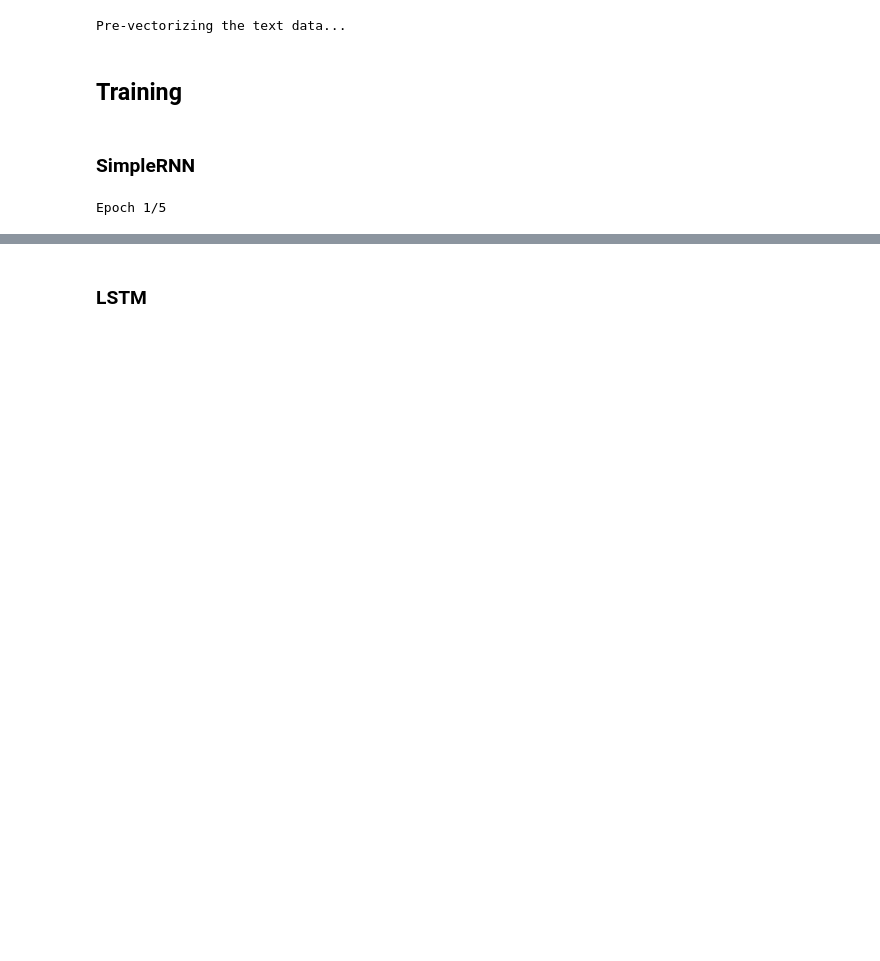
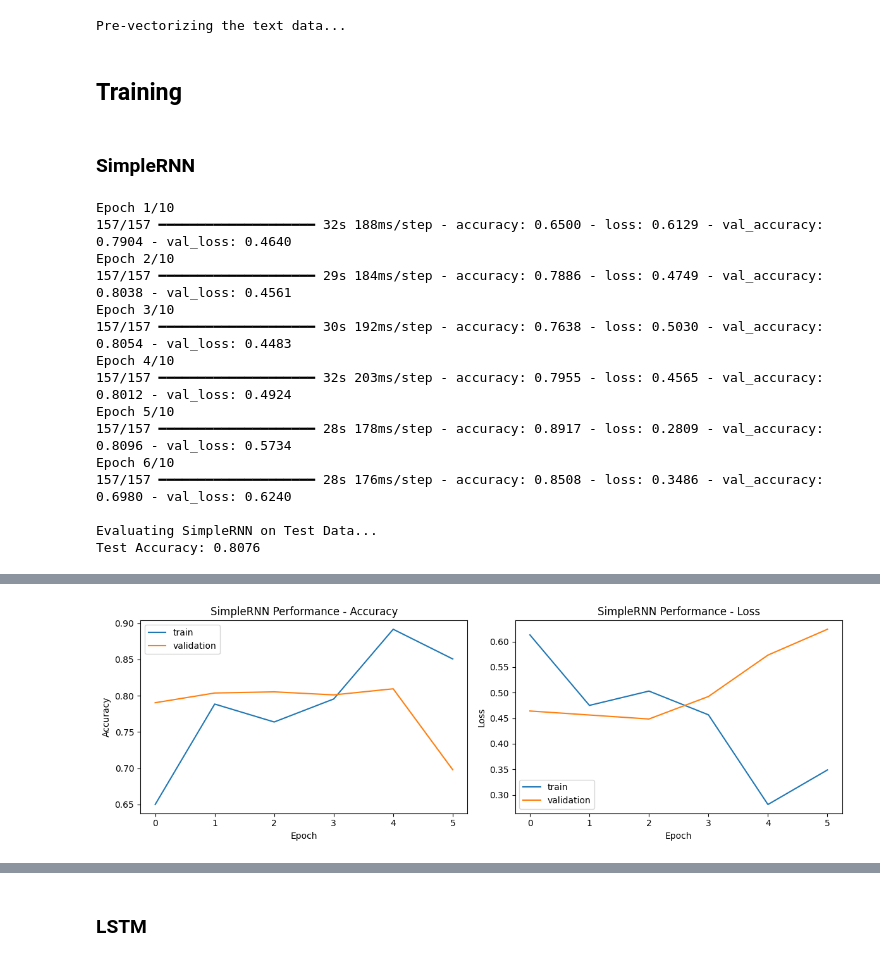
Before and after one commit to Grena30/Neural-Networks, a Jupyter notebook: notebooks/laboratory_work_4.ipynb, the cells around one changed output, grey strips where cells are left out. Drawn from its saved outputs; the diff is of its cells as text; code cells hidden in the pictures; blank space fills up the shorter version.

```diff
--- a/notebooks/laboratory_work_4.ipynb
+++ b/notebooks/laboratory_work_4.ipynb
@@ -78,24 +132,24 @@ memory usage: 781.4 KB
 # %%
-texts = df['review'].astype(str).tolist()
+texts = df["review"].astype(str).tolist()
 labels = np.where(
-    df['sentiment'].astype(str).str.lower().str.strip() == 'positive',
-    1.0,
-    0.0
+    df["sentiment"].astype(str).str.lower().str.strip() == "positive", 1.0, 0.0
 ).astype(np.float32)
 
 print("Splitting data into train, validation, and test sets...")
-train_texts, temp_texts, train_labels, temp_labels = train_test_split(texts, labels, test_size=0.2, random_state=42)
-val_texts, test_texts, val_labels, test_labels = train_test_split(temp_texts, temp_labels, test_size=0.5, random_state=42)
+train_texts, temp_texts, train_labels, temp_labels = train_test_split(
+    texts, labels, test_size=0.2, random_state=42
+)
+val_texts, test_texts, val_labels, test_labels = train_test_split(
+    temp_texts, temp_labels, test_size=0.5, random_state=42
+)
 # %% [output]
 Splitting data into train, validation, and test sets...
 # %%
-max_tokens = 1000
-max_len = 100
+max_tokens = 10000
+max_len = 250
 
 vectorize_layer = TextVectorization(
-    max_tokens=max_tokens,
-    output_mode="int",
-    output_sequence_length=max_len
+    max_tokens=max_tokens, output_mode="int", output_sequence_length=max_len
 )
 
 print("Adapting TextVectorization layer to the training vocabulary...")
@@ -120,12 +172,12 @@ Pre-vectorizing the text data...
 # %% [markdown]
 ## Training
 # %%
-epochs_to_run = 5
+epochs_to_run = 10
 batch_size = 256
 
 custom_reviews = [
     "This movie was an absolute triumph. The direction was brilliant and the acting was top notch.",
-    "I regret spending money on this. The plot made no sense and it was incredibly boring."
+    "I regret spending money on this. The plot made no sense and it was incredibly boring.",
 ]
 
 custom_reviews_vectorized = vectorize_layer(custom_reviews)
@@ -139,19 +191,42 @@ sample_x = vectorize_layer(sample_texts)
 # %%
 model_rnn = build_model(rnn_type="SimpleRNN")
 
-early_stop_rnn = EarlyStopping(monitor='val_loss', patience=2, restore_best_weights=True)
-checkpoint_rnn = ModelCheckpoint(filepath="models/best_model_SimpleRNN.keras", monitor='val_loss', save_best_only=True)
+early_stop_rnn = EarlyStopping(
+    monitor="val_loss", patience=3, restore_best_weights=True
+)
+checkpoint_rnn = ModelCheckpoint(
+    filepath="models/best_model_SimpleRNN.keras",
+    monitor="val_loss",
+    save_best_only=True,
+)
 
 history_rnn = model_rnn.fit(
-    x=train_x, y=train_y,
+    x=train_x,
+    y=train_y,
     validation_data=(val_x, val_y),
     epochs=epochs_to_run,
     batch_size=batch_size,
-    callbacks=[early_stop_rnn, checkpoint_rnn]
+    callbacks=[early_stop_rnn, checkpoint_rnn],
 )
 
 print(f"\nEvaluating SimpleRNN on Test Data...")
 loss, acc = model_rnn.evaluate(test_x, test_y, batch_size=batch_size, verbose=0)
 print(f"Test Accuracy: {acc:.4f}")
+
+plot_history(history_rnn, title="SimpleRNN Performance")
 # %% [output]
-Epoch 1/5
+Epoch 1/10
+157/157 ━━━━━━━━━━━━━━━━━━━━ 32s 188ms/step - accuracy: 0.6500 - loss: 0.6129 - val_accuracy: 0.7904 - val_loss: 0.4640
+Epoch 2/10
+157/157 ━━━━━━━━━━━━━━━━━━━━ 29s 184ms/step - accuracy: 0.7886 - loss: 0.4749 - val_accuracy: 0.8038 - val_loss: 0.4561
+Epoch 3/10
+157/157 ━━━━━━━━━━━━━━━━━━━━ 30s 192ms/step - accuracy: 0.7638 - loss: 0.5030 - val_accuracy: 0.8054 - val_loss: 0.4483
+Epoch 4/10
+157/157 ━━━━━━━━━━━━━━━━━━━━ 32s 203ms/step - accuracy: 0.7955 - loss: 0.4565 - val_accuracy: 0.8012 - val_loss: 0.4924
+Epoch 5/10
+157/157 ━━━━━━━━━━━━━━━━━━━━ 28s 178ms/step - accuracy: 0.8917 - loss: 0.2809 - val_accuracy: 0.8096 - val_loss: 0.5734
+Epoch 6/10
+157/157 ━━━━━━━━━━━━━━━━━━━━ 28s 176ms/step - accuracy: 0.8508 - loss: 0.3486 - val_accuracy: 0.6980 - val_loss: 0.6240
+
+Evaluating SimpleRNN on Test Data...
+Test Accuracy: 0.8076
@@ -160,2 +233,3 @@ Epoch 1/5
+[figure, added]
 # %%
 print(f"\nTest samples predictions:")
```
Also changed, not shown: parts of 14 cells of this notebook.
